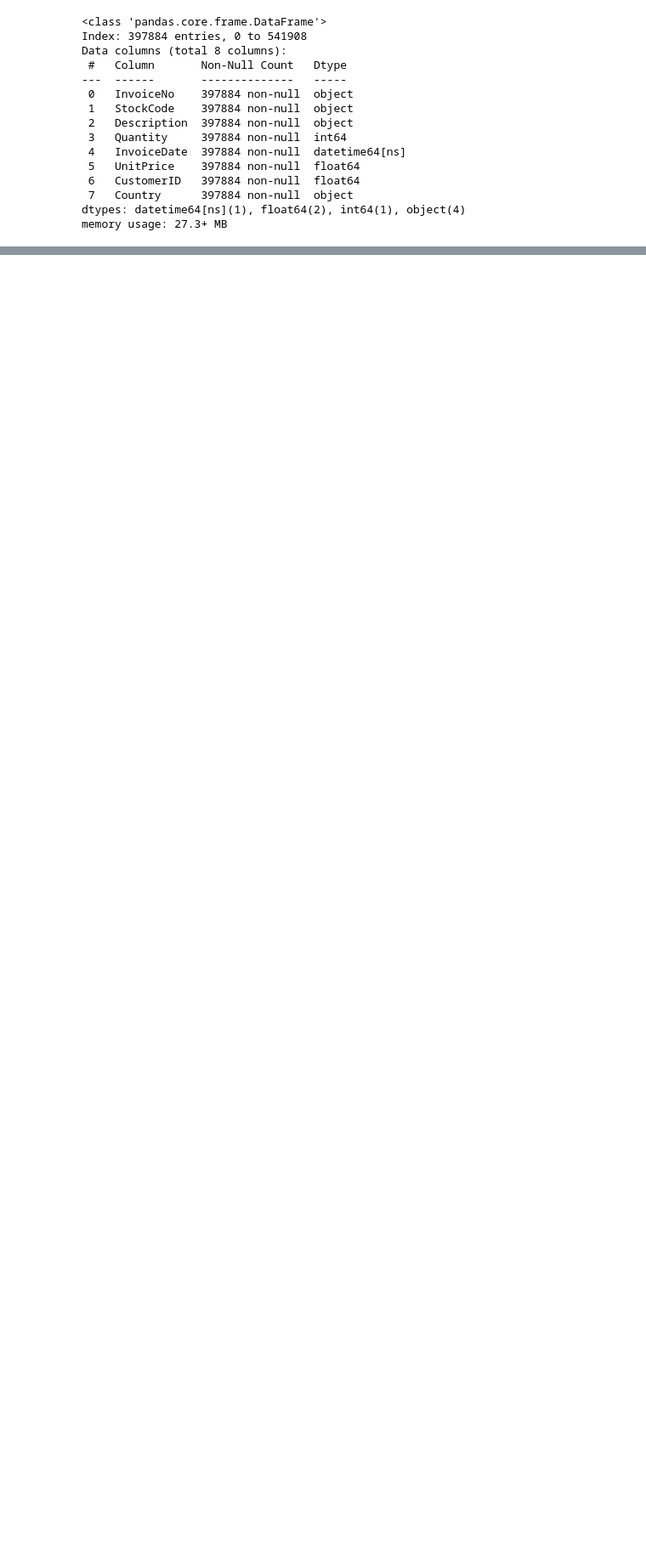
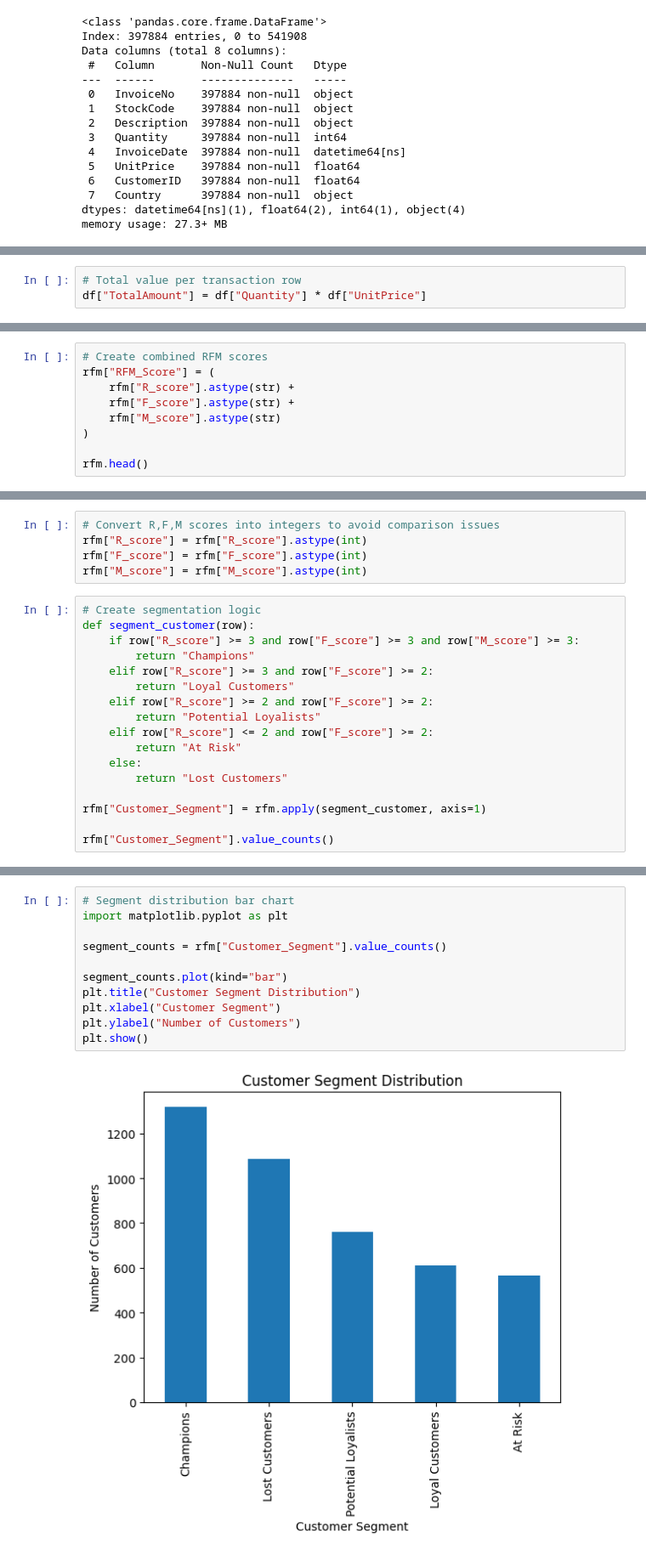
Before and after one commit to nihma-2002/customer-segmentation-analysis, a Jupyter notebook: notebooks/01_rfm_analysis.ipynb, the cells around one changed output, grey strips where cells are left out. Shown at 85% size. Cells and saved outputs as stored; diff of their text form; blank space fills up the shorter version.

Commit message:
Complete RFM segmentation and customer segment analysis

```diff
--- a/notebooks/01_rfm_analysis.ipynb
+++ b/notebooks/01_rfm_analysis.ipynb
@@ -70,0 +79,3 @@ memory usage: 27.3+ MB
+# %%
+# Total value per transaction row
+df["TotalAmount"] = df["Quantity"] * df["UnitPrice"]
@@ -70,0 +110,9 @@ memory usage: 27.3+ MB
+# %%
+# Create combined RFM scores
+rfm["RFM_Score"] = (
+    rfm["R_score"].astype(str) +
+    rfm["F_score"].astype(str) +
+    rfm["M_score"].astype(str)
+)
+
+rfm.head()
@@ -70,0 +126,22 @@ memory usage: 27.3+ MB
+# %%
+# Convert R,F,M scores into integers to avoid comparison issues
+rfm["R_score"] = rfm["R_score"].astype(int)
+rfm["F_score"] = rfm["F_score"].astype(int)
+rfm["M_score"] = rfm["M_score"].astype(int)
+# %%
+# Create segmentation logic
+def segment_customer(row):
+    if row["R_score"] >= 3 and row["F_score"] >= 3 and row["M_score"] >= 3:
+        return "Champions"
+    elif row["R_score"] >= 3 and row["F_score"] >= 2:
+        return "Loyal Customers"
+    elif row["R_score"] >= 2 and row["F_score"] >= 2:
+        return "Potential Loyalists"
+    elif row["R_score"] <= 2 and row["F_score"] >= 2:
+        return "At Risk"
+    else:
+        return "Lost Customers"
+
+rfm["Customer_Segment"] = rfm.apply(segment_customer, axis=1)
+
+rfm["Customer_Segment"].value_counts()
@@ -70,0 +156,13 @@ memory usage: 27.3+ MB
+# %%
+# Segment distribution bar chart
+import matplotlib.pyplot as plt
+
+segment_counts = rfm["Customer_Segment"].value_counts()
+
+segment_counts.plot(kind="bar")
+plt.title("Customer Segment Distribution")
+plt.xlabel("Customer Segment")
+plt.ylabel("Number of Customers")
+plt.show()
+# %% [output]
+[figure, added]
```
Also changed, not shown: parts of 6 cells of this notebook.
